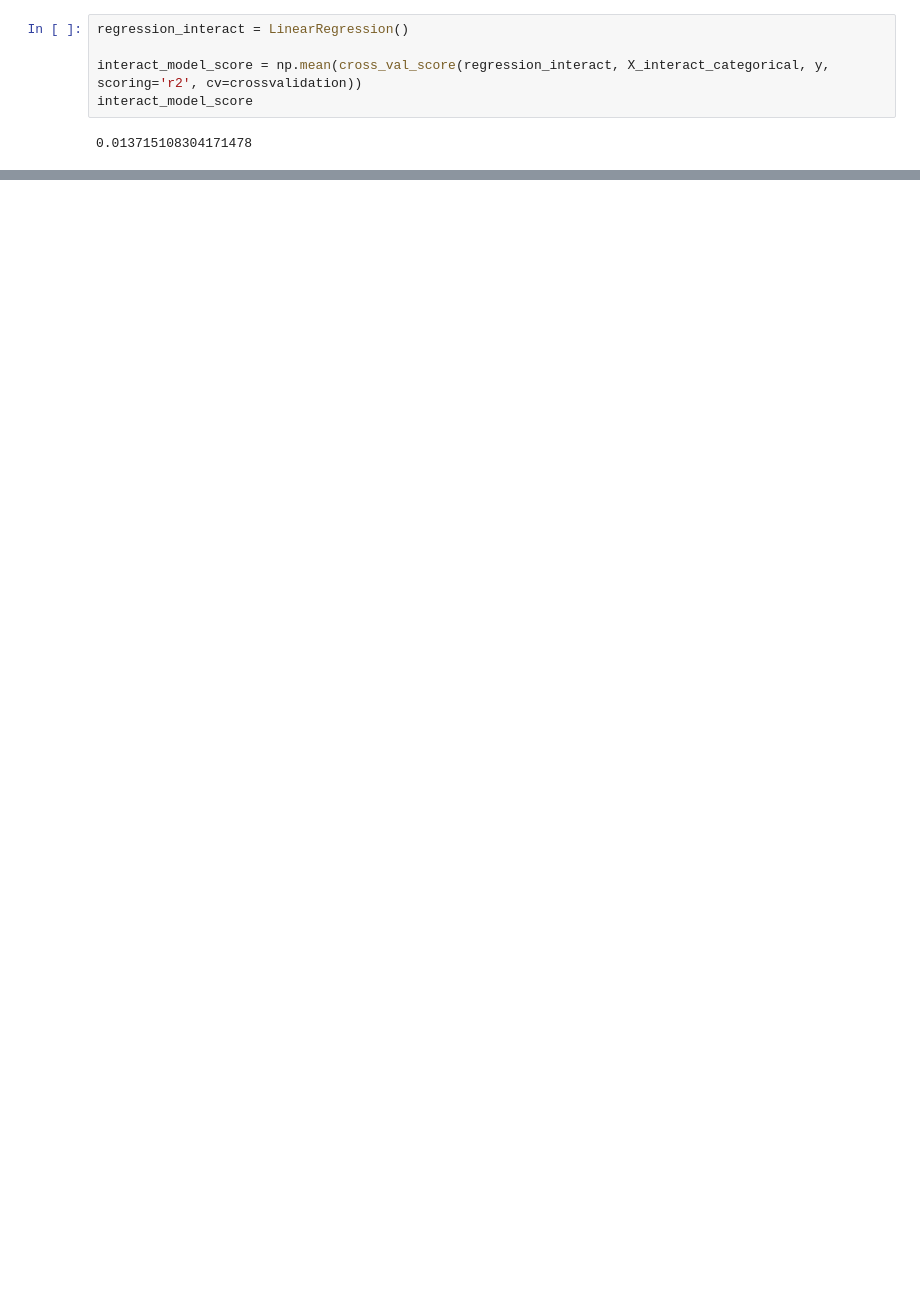
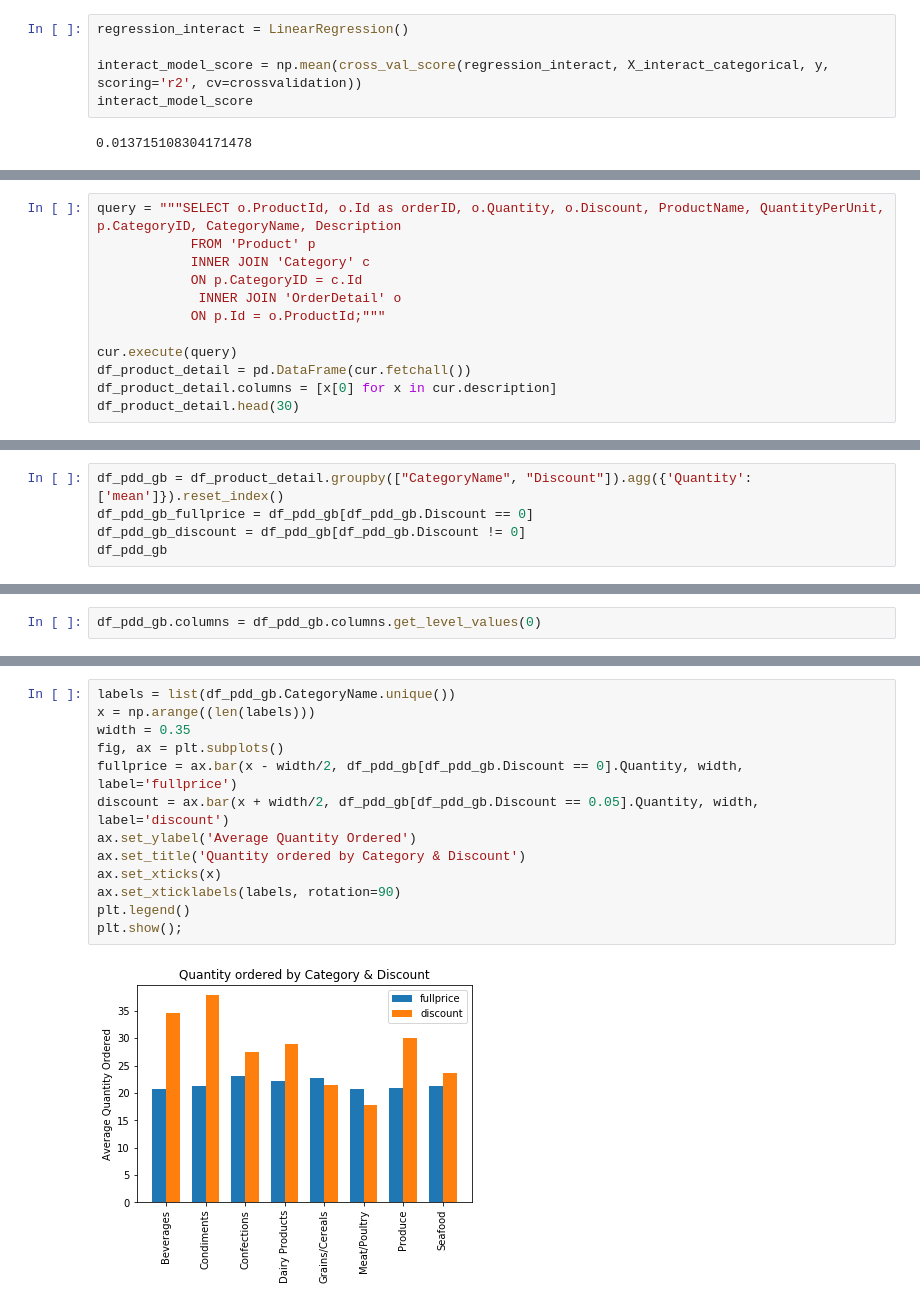
Before and after one commit to zfeizollahi/dsc-mod-3-project-online-ds-sp-000, a Jupyter notebook: Stats_Prop_Module.ipynb, the cells around one changed output, grey strips where cells are left out. Drawn from its saved outputs; the diff is of its cells as text; blank space fills up the shorter version.

```diff
--- a/Stats_Prop_Module.ipynb
+++ b/Stats_Prop_Module.ipynb
@@ -417,0 +478,12 @@ Consistent with the interaction of price & discount amount, cross-validation sho
+# %%
+query = """SELECT o.ProductId, o.Id as orderID, o.Quantity, o.Discount, ProductName, QuantityPerUnit, p.CategoryID, CategoryName, Description
+            FROM 'Product' p
+            INNER JOIN 'Category' c
+            ON p.CategoryID = c.Id
+             INNER JOIN 'OrderDetail' o
+            ON p.Id = o.ProductId;"""
+
+cur.execute(query)
+df_product_detail = pd.DataFrame(cur.fetchall())
+df_product_detail.columns = [x[0] for x in cur.description]
+df_product_detail.head(30)
@@ -417,0 +525,5 @@ Consistent with the interaction of price & discount amount, cross-validation sho
+# %%
+df_pdd_gb = df_product_detail.groupby(["CategoryName", "Discount"]).agg({'Quantity': ['mean']}).reset_index()
+df_pdd_gb_fullprice = df_pdd_gb[df_pdd_gb.Discount == 0]
+df_pdd_gb_discount = df_pdd_gb[df_pdd_gb.Discount != 0]
+df_pdd_gb
@@ -417,0 +549,2 @@ Consistent with the interaction of price & discount amount, cross-validation sho
+# %%
+df_pdd_gb.columns = df_pdd_gb.columns.get_level_values(0)
@@ -417,0 +563,15 @@ Consistent with the interaction of price & discount amount, cross-validation sho
+# %%
+labels = list(df_pdd_gb.CategoryName.unique())
+x = np.arange((len(labels)))
+width = 0.35
+fig, ax = plt.subplots()
+fullprice = ax.bar(x - width/2, df_pdd_gb[df_pdd_gb.Discount == 0].Quantity, width, label='fullprice')
+discount = ax.bar(x + width/2, df_pdd_gb[df_pdd_gb.Discount == 0.05].Quantity, width, label='discount')
+ax.set_ylabel('Average Quantity Ordered')
+ax.set_title('Quantity ordered by Category & Discount')
+ax.set_xticks(x)
+ax.set_xticklabels(labels, rotation=90)
+plt.legend()
+plt.show();
+# %% [output]
+[figure, added]
```
Also changed, not shown: parts of 47 cells of this notebook, 23 other files.
